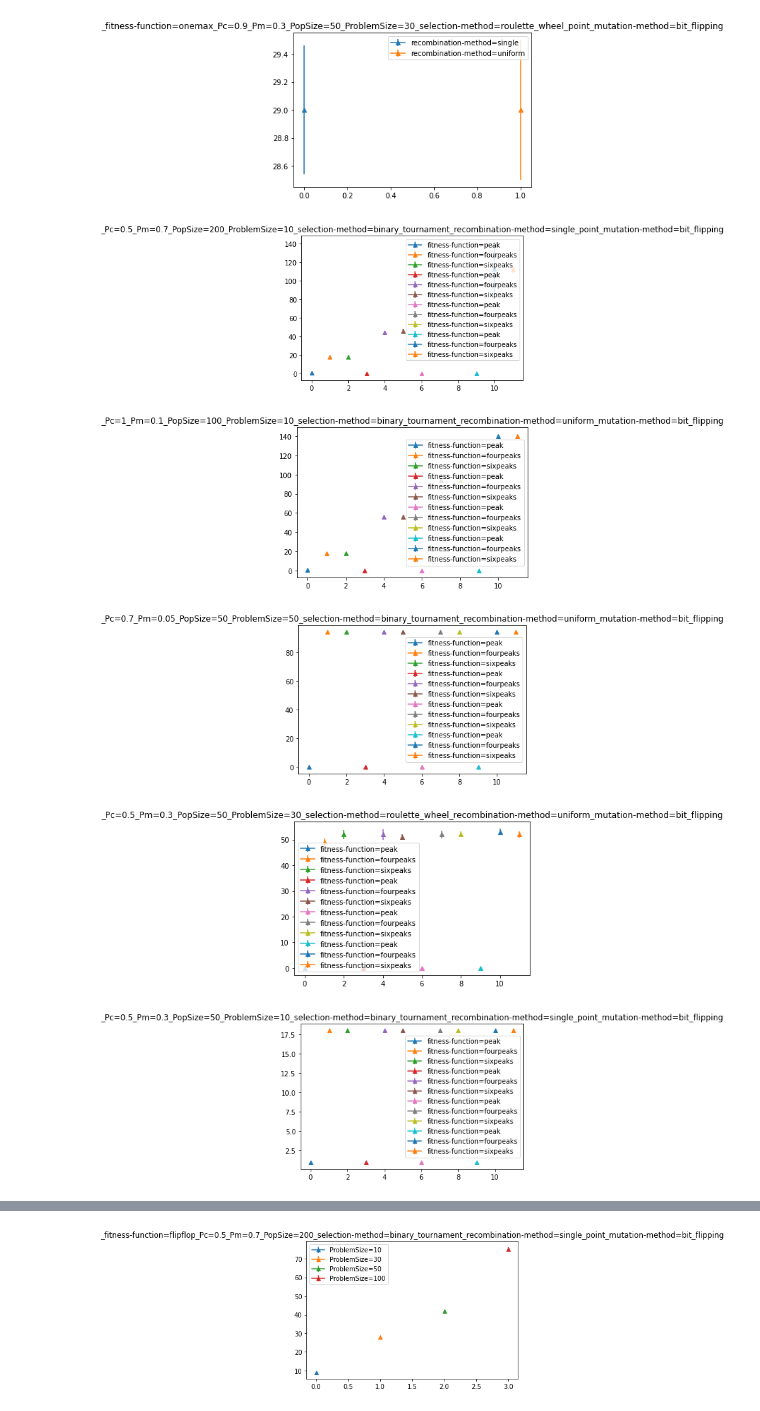
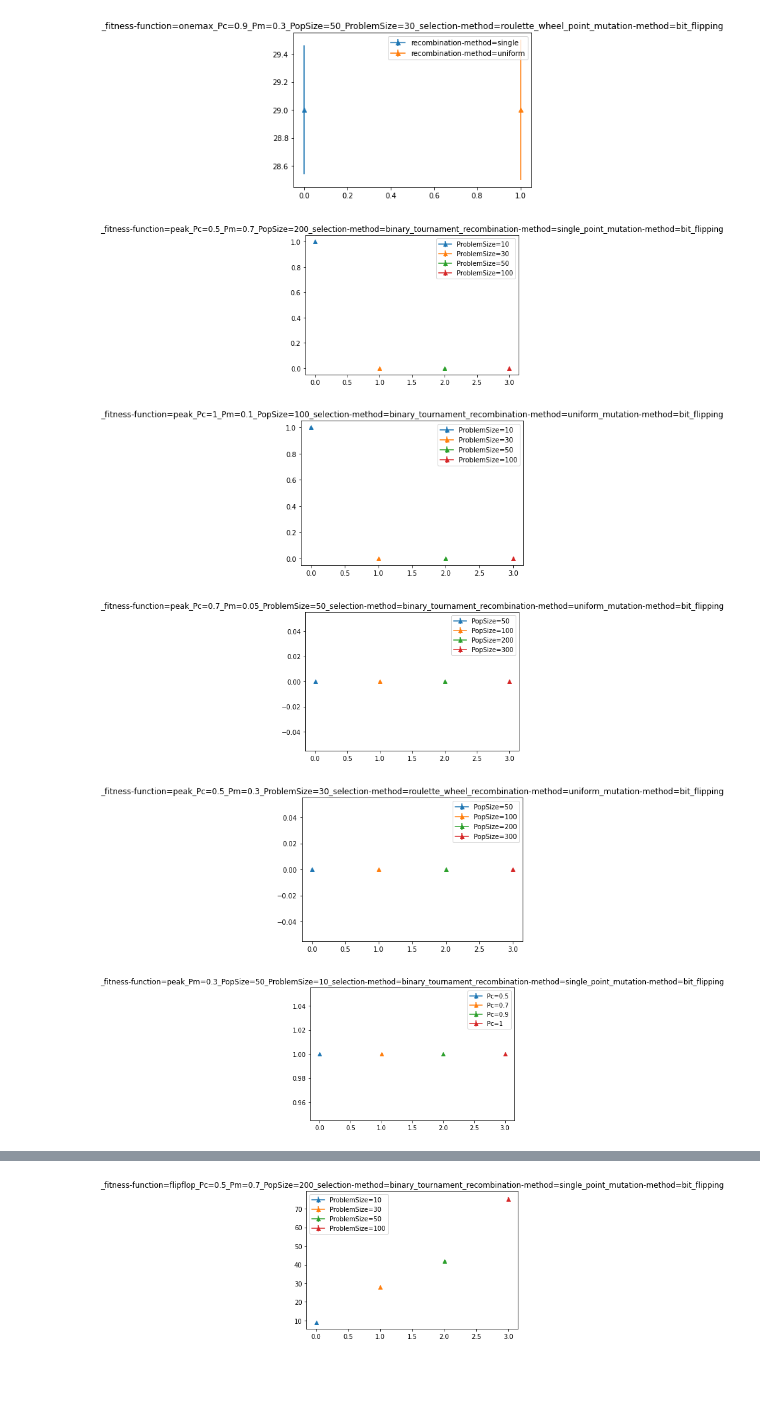
Before and after one commit to amindadgar/Evolutionary-Computing, a Jupyter notebook: show_results.ipynb, the cells around one changed output, grey strips where cells are left out. Saved outputs shown, nothing was run; the diff lists cells and outputs as text; code cells hidden in the pictures; blank space fills up the shorter version.

```diff
--- a/show_results.ipynb
+++ b/show_results.ipynb
@@ -9,15 +9,21 @@ import json
 
 Q2_JSON_FILE_NAME = "Q2_run_order.json"
 Q3_JSON_FILE_NAME = "Q3_run_order.json"
+Q3_GreenBoundingBox_JSON_FILE_NAME = "Q3_GreenBoundingBox.json"
+
 
 Q2_run_order_dict = None
 Q3_run_order_dict = None
+Q3_bounding_box_run_dict = None
 
 with open(Q2_JSON_FILE_NAME) as json_file:
     Q2_run_order_dict = json.load(json_file)
 
 with open(Q3_JSON_FILE_NAME) as json_file:
     Q3_run_order_dict = json.load(json_file)
+
+with open(Q3_GreenBoundingBox_JSON_FILE_NAME) as json_file:
+    Q3_bounding_box_run_dict = json.load(json_file)
 # %% [markdown]
 ## Functions
 # %%
@@ -48,6 +54,13 @@ def create_file_name_via_dict(run_order_dict):
     probabilities_crossover = run_order_dict['PROBABILITIES_CROSSOVER']
     fitness_function_arr = run_order_dict['FITNESS_FUNCTIONS']
 
+    ## the `T` value for fourpeaks and sixpeaks functions
+    T = None
+    if 'T' not in run_order_dict.keys():
+        T = None
+    else:
+        T = run_order_dict['T']
+
     for selection_method in selection_method_arr:
         for recombination_method in recombination_arr:
             for mutation_method in mutation_arr:
@@ -58,7 +71,12 @@ def create_file_name_via_dict(run_order_dict):
                                 for fitness_function in fitness_function_arr:
                                     run_orders_dict = {}
                                     for algorithm_run in range(10):
-                                        file_name = f'Resutls_fitness-function={fitness_function}_Pc={probability_cross_over}_Pm={probability_mutation}_PopSize={population_size}_ProblemSize={problem_size}_selection-method={selection_method}_recombination-method={recombination_method}_mutation-method={mutation_method}_algorithm_run={algorithm_run}.csv'
+                                        file_name = None
+                                        if T is None:
+                                            file_name = f'Resutls_fitness-function={fitness_function}_Pc={probability_cross_over}_Pm={probability_mutation}_PopSize={population_size}_ProblemSize={problem_size}_selection-method={selection_method}_recombination-method={recombination_method}_mutation-method={mutation_method}_algorithm_run={algorithm_run}.csv'
+                                        else:
+                                            file_name = f'Resutls_fitness-function={fitness_function}_Pc={probability_cross_over}_Pm={probability_mutation}_PopSize={population_size}_ProblemSize={problem_size}_selection-method={selection_method}_recombination-method={recombination_method}_mutation-method={mutation_method}_T={T}_algorithm_run={algorithm_run}.csv'
+
                                         run_orders_dict[f'{algorithm_run}'] = file_name
 
                                     file_name_arr.append(run_orders_dict)
@@ -238,7 +256,7 @@ def plot_results(table_order_run, fitness_function_name, stats='max'):
 
     Parameters:
     ------------
-    table3_row_run : dictionary
+    table_order_run : dictionary
         the statistics belong to the algorithm 10 run, {mean, min, max}
     fitness_function_name : string
         the fitness function results to show
@@ -326,23 +344,23 @@ plot_results(table2_row_run['order_12'], fitness_function_name='onemax')
 # %% [output]
 [figure]
 # %%
-plot_results(table2_row_run['order_1'], fitness_function_name='peak')
+plot_results(table2_row_run['order_1'], fitness_function_name='fitness-function=peak')
 # %% [output]
-[figure, old version]
+[figure, new version]
 # %%
-plot_results(table2_row_run['order_2'], fitness_function_name='peak')
+plot_results(table2_row_run['order_2'], fitness_function_name='fitness-function=peak')
 # %% [output]
-[figure, old version]
+[figure, new version]
 # %%
-plot_results(table2_row_run['order_3'], fitness_function_name='peak')
+plot_results(table2_row_run['order_3'], fitness_function_name='fitness-function=peak')
 # %% [output]
-[figure, old version]
+[figure, new version]
 # %%
-plot_results(table2_row_run['order_4'], fitness_function_name='peak')
+plot_results(table2_row_run['order_4'], fitness_function_name='fitness-function=peak')
 # %% [output]
-[figure, old version]
+[figure, new version]
 # %%
-plot_results(table2_row_run['order_5'], fitness_function_name='peak')
+plot_results(table2_row_run['order_5'], fitness_function_name='fitness-function=peak')
 # %% [output]
-[figure, old version]
+[figure, new version]
 # %%
```
Also changed, not shown: parts of 84 cells of this notebook.
